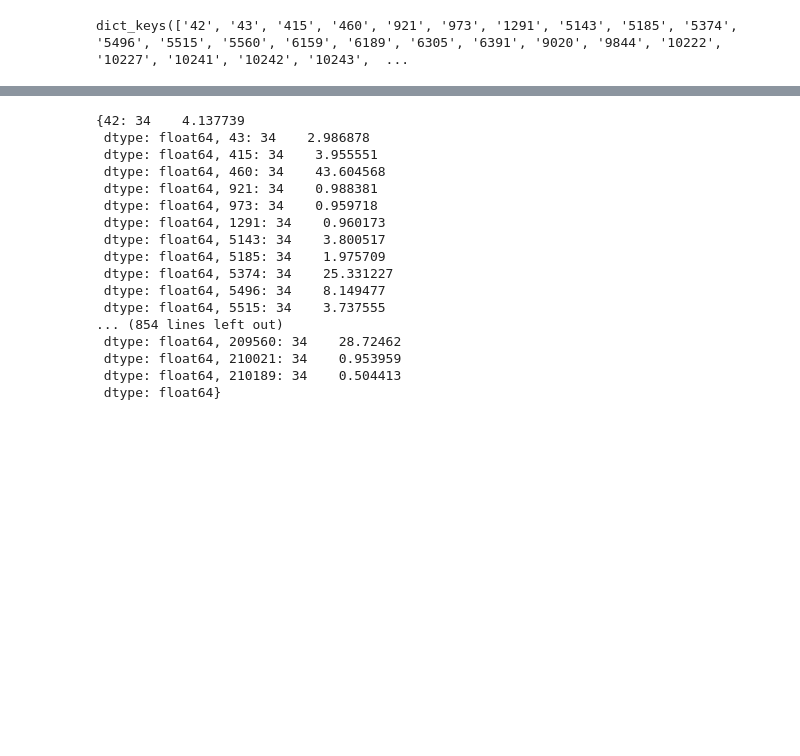
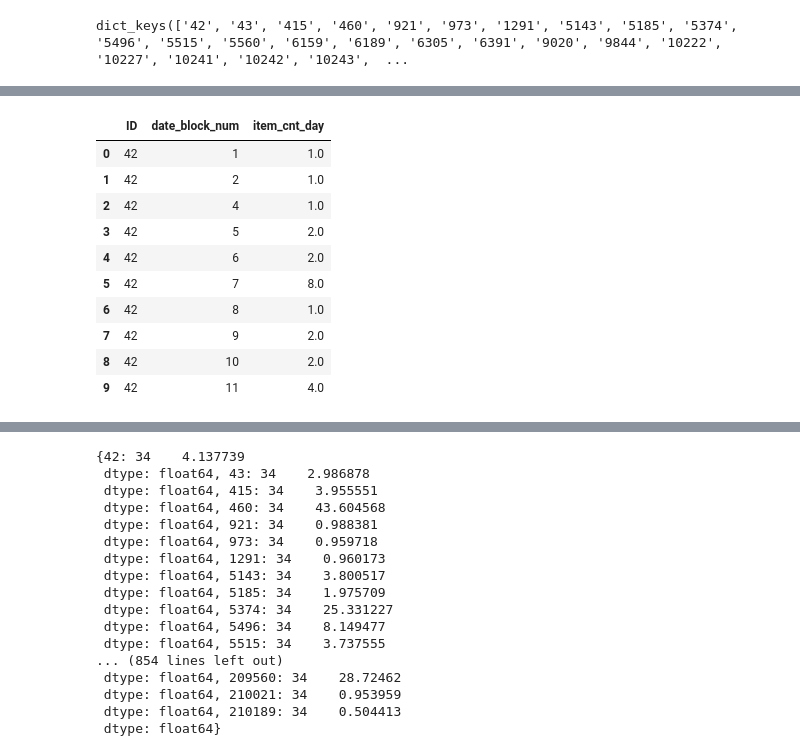
Before and after one commit to zex0023/Sale_Prediction, a Jupyter notebook: sales_prediction.ipynb, the cells around one changed output, grey strips where cells are left out. Saved outputs shown, nothing was run; the diff lists cells and outputs as text; code cells hidden in the pictures; blank space fills up the shorter version.

```diff
--- a/sales_prediction.ipynb
+++ b/sales_prediction.ipynb
@@ -211,0 +237,14 @@ for i in list(dic.keys()):
+# %%
+new_t.head(10)
+# %% [output]
+|  | ID | date_block_num | item_cnt_day |
+| 0 | 42 | 1 | 1.0 |
+| 1 | 42 | 2 | 1.0 |
+| 2 | 42 | 4 | 1.0 |
+| 3 | 42 | 5 | 2.0 |
+| 4 | 42 | 6 | 2.0 |
+| 5 | 42 | 7 | 8.0 |
+| 6 | 42 | 8 | 1.0 |
+| 7 | 42 | 9 | 2.0 |
+| 8 | 42 | 10 | 2.0 |
+| 9 | 42 | 11 | 4.0 |
```
Also changed, not shown: parts of 5 cells of this notebook.
